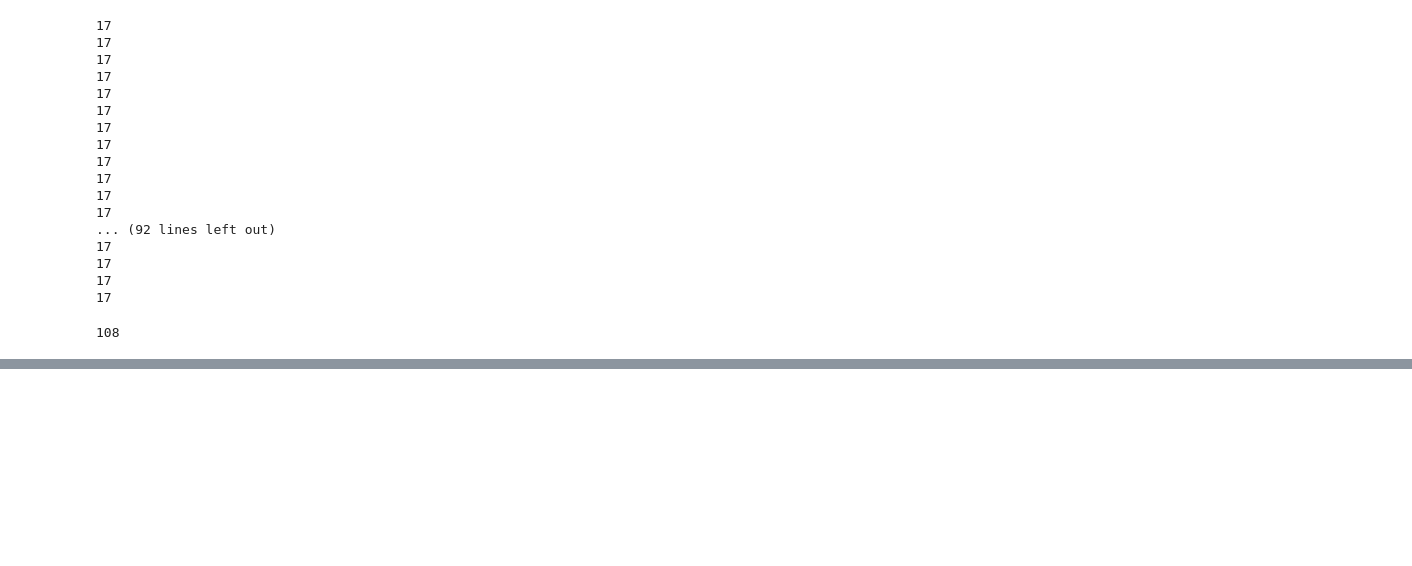
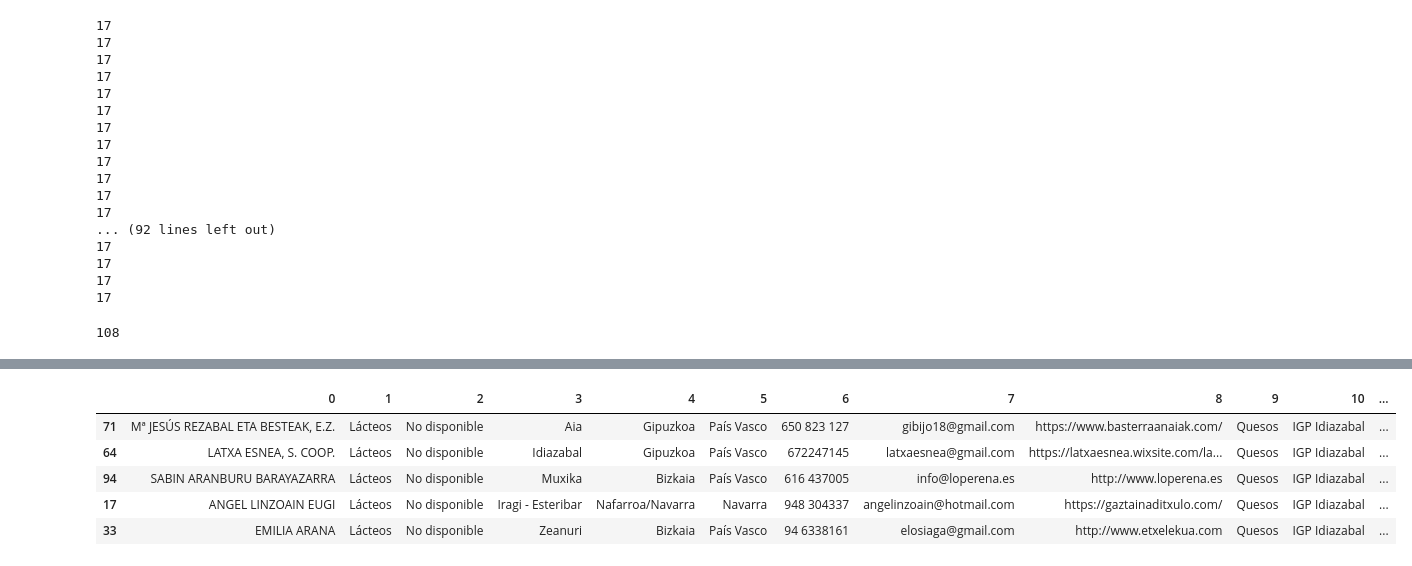
Before and after one commit to KarvalaCode/Proyectos, a Jupyter notebook: productos_locales/notebooks/idiazabal.ipynb, the cells around one changed output, grey strips where cells are left out. Saved outputs shown, nothing was run; the diff lists cells and outputs as text; code cells hidden in the pictures; blank space fills up the shorter version.

Commit message:
Scripts extratracción y limpieza idiazabal, primer borrador readme_productos_locales, main.py

```diff
--- a/productos_locales/notebooks/idiazabal.ipynb
+++ b/productos_locales/notebooks/idiazabal.ipynb
@@ -321,3 +325,12 @@ df_idiazabal
 108 rows × 17 columns
+# %%
+df_idiazabal.sample(5)
+# %% [output]
+|  | 0 | 1 | 2 | 3 | 4 | 5 | 6 | 7 | 8 | 9 | 10 | ... |
+| 71 | Mª JESÚS REZABAL ETA BESTEAK, E.Z. | Lácteos | No disponible | Aia | Gipuzkoa | País Vasco | 650 823 127 | gibijo18@gmail.com | https://www.basterraanaiak.com/ | Quesos | IGP Idiazabal | ... |
+| 64 | LATXA ESNEA, S. COOP. | Lácteos | No disponible | Idiazabal | Gipuzkoa | País Vasco | 672247145 | latxaesnea@gmail.com | https://latxaesnea.wixsite.com/la... | Quesos | IGP Idiazabal | ... |
+| 94 | SABIN ARANBURU BARAYAZARRA | Lácteos | No disponible | Muxika | Bizkaia | País Vasco | 616 437005 | info@loperena.es | http://www.loperena.es | Quesos | IGP Idiazabal | ... |
+| 17 | ANGEL LINZOAIN EUGI | Lácteos | No disponible | Iragi - Esteribar | Nafarroa/Navarra | Navarra | 948 304337 | angelinzoain@hotmail.com | https://gaztainaditxulo.com/ | Quesos | IGP Idiazabal | ... |
+| 33 | EMILIA ARANA | Lácteos | No disponible | Zeanuri | Bizkaia | País Vasco | 94 6338161 | elosiaga@gmail.com | http://www.etxelekua.com | Quesos | IGP Idiazabal | ... |
 # %%
 df_idiazabal.to_csv('../data/idiazabal.csv', header=['nombre', 'categoria', 'direccion', 'localidad', 'provincia', 'ccaa', 'telefono', 'mail', 'web', 'productos', 'sello_de_calidad', 'url_imagen', 'descripcion', 'facebook', 'twitter', 'google', 'instagram'])
```
Also changed, not shown: parts of 3 cells of this notebook, 7 other files.
